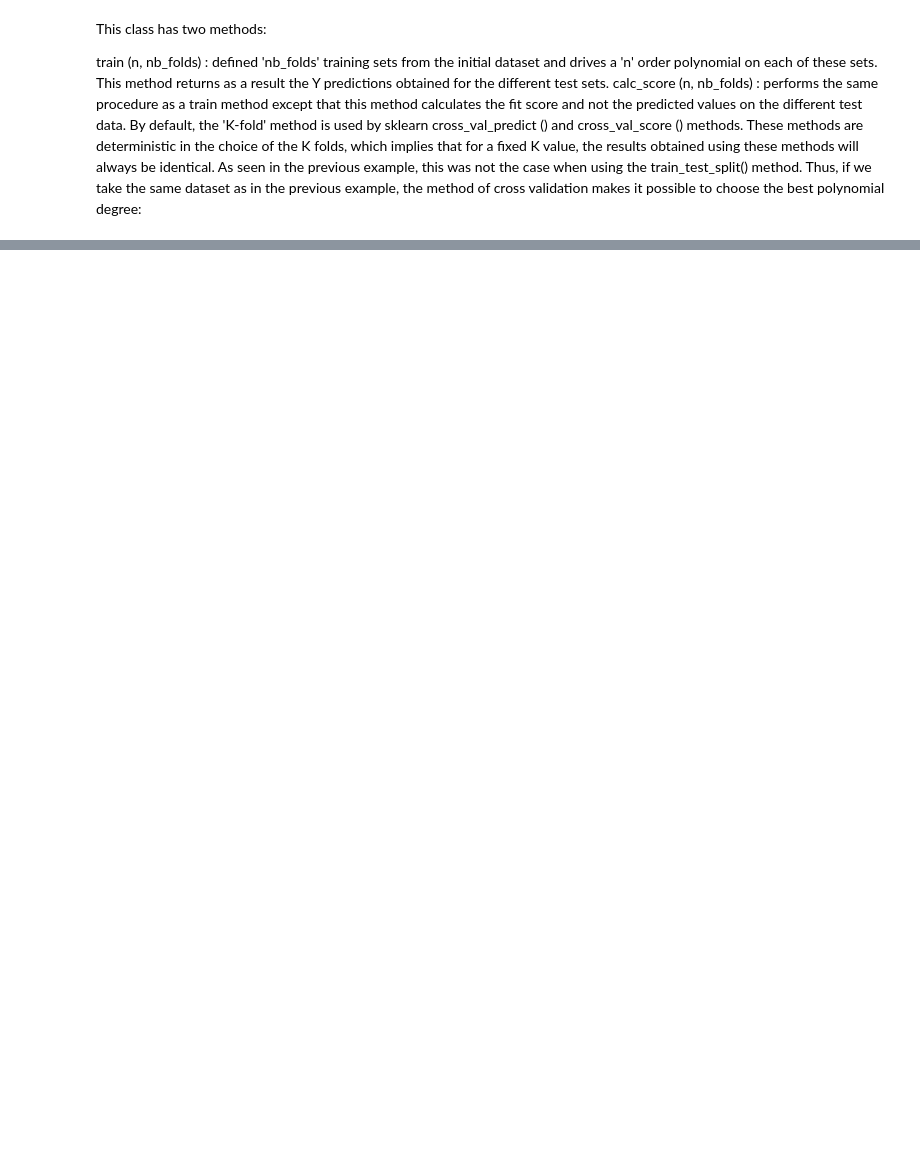
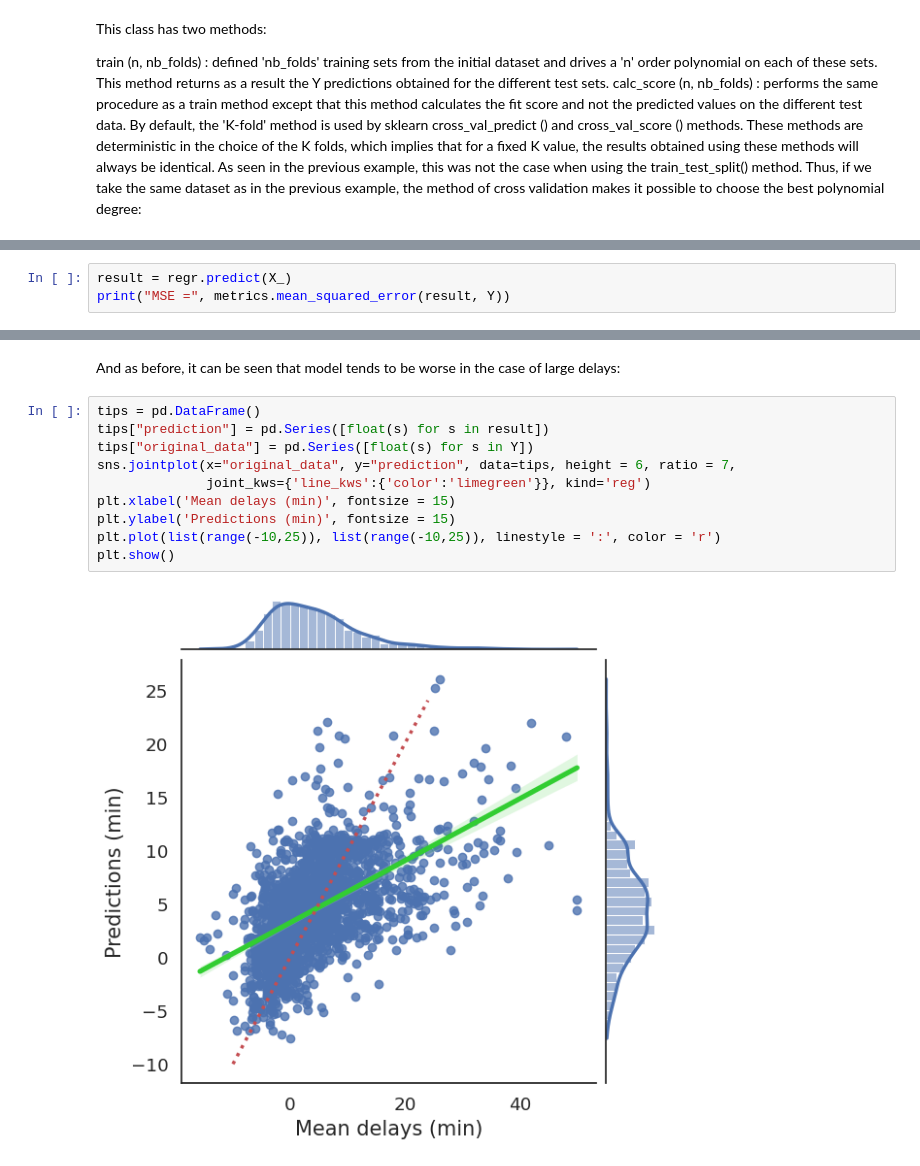
Before and after one commit to arvind-maurya/IIML_Group_Project, a Jupyter notebook: Predicting_flight_delays.ipynb, the cells around one changed output, grey strips where cells are left out. Drawn from its saved outputs; the diff is of its cells as text; blank space fills up the shorter version.

```diff
--- a/Predicting_flight_delays.ipynb
+++ b/Predicting_flight_delays.ipynb
@@ -1543,0 +1705,3 @@ ValueError: ignored
+# %%
+result = regr.predict(X_)
+print("MSE =", metrics.mean_squared_error(result, Y))
@@ -1543,0 +1719,14 @@ ValueError: ignored
+# %% [markdown]
+And as before, it can be seen that model tends to be worse in the case of large delays:
+# %%
+tips = pd.DataFrame()
+tips["prediction"] = pd.Series([float(s) for s in result])
+tips["original_data"] = pd.Series([float(s) for s in Y])
+sns.jointplot(x="original_data", y="prediction", data=tips, height = 6, ratio = 7,
+              joint_kws={'line_kws':{'color':'limegreen'}}, kind='reg')
+plt.xlabel('Mean delays (min)', fontsize = 15)
+plt.ylabel('Predictions (min)', fontsize = 15)
+plt.plot(list(range(-10,25)), list(range(-10,25)), linestyle = ':', color = 'r')
+plt.show()
+# %% [output]
+[figure, added]
```
Also changed, not shown: parts of 86 cells of this notebook.
